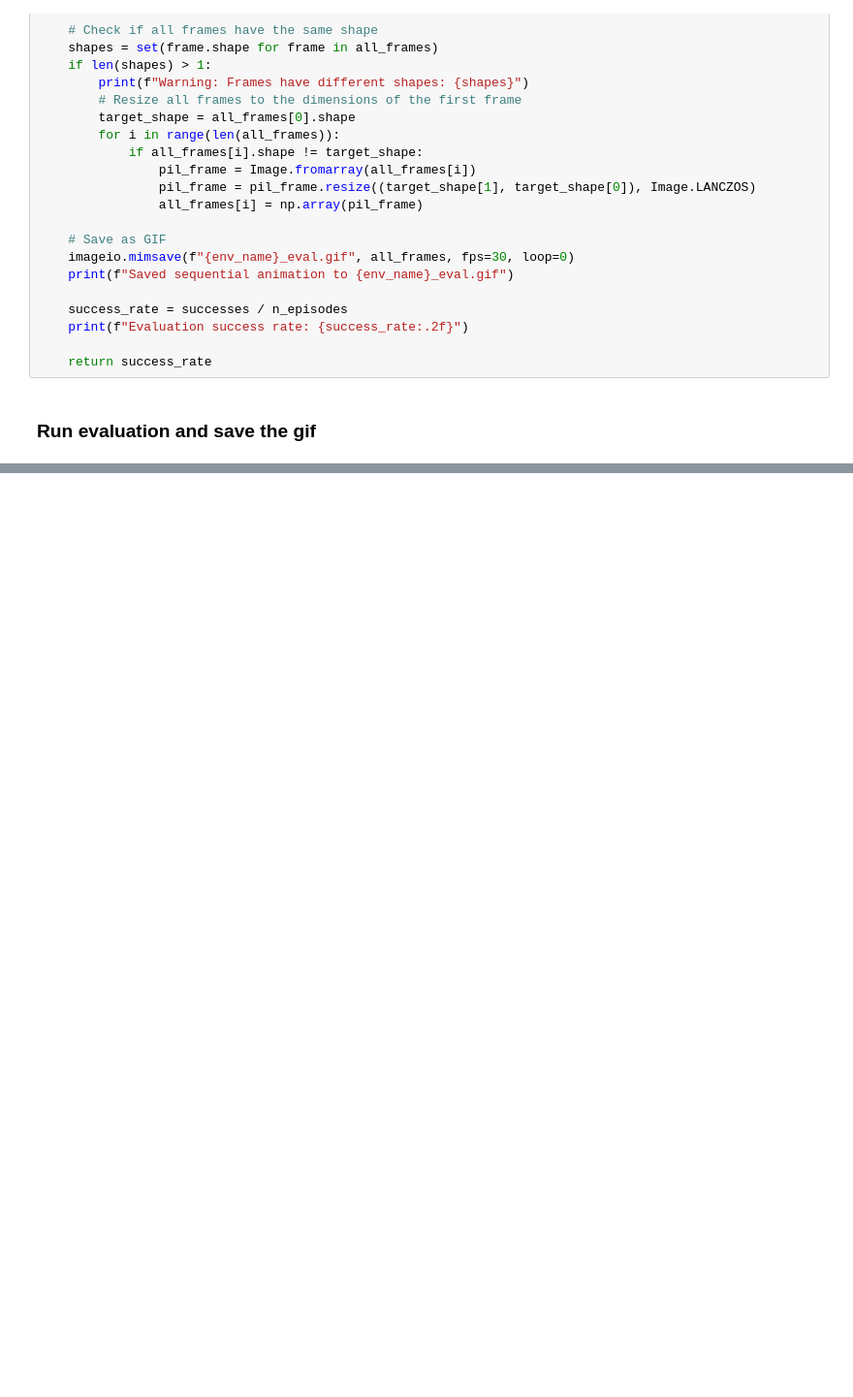
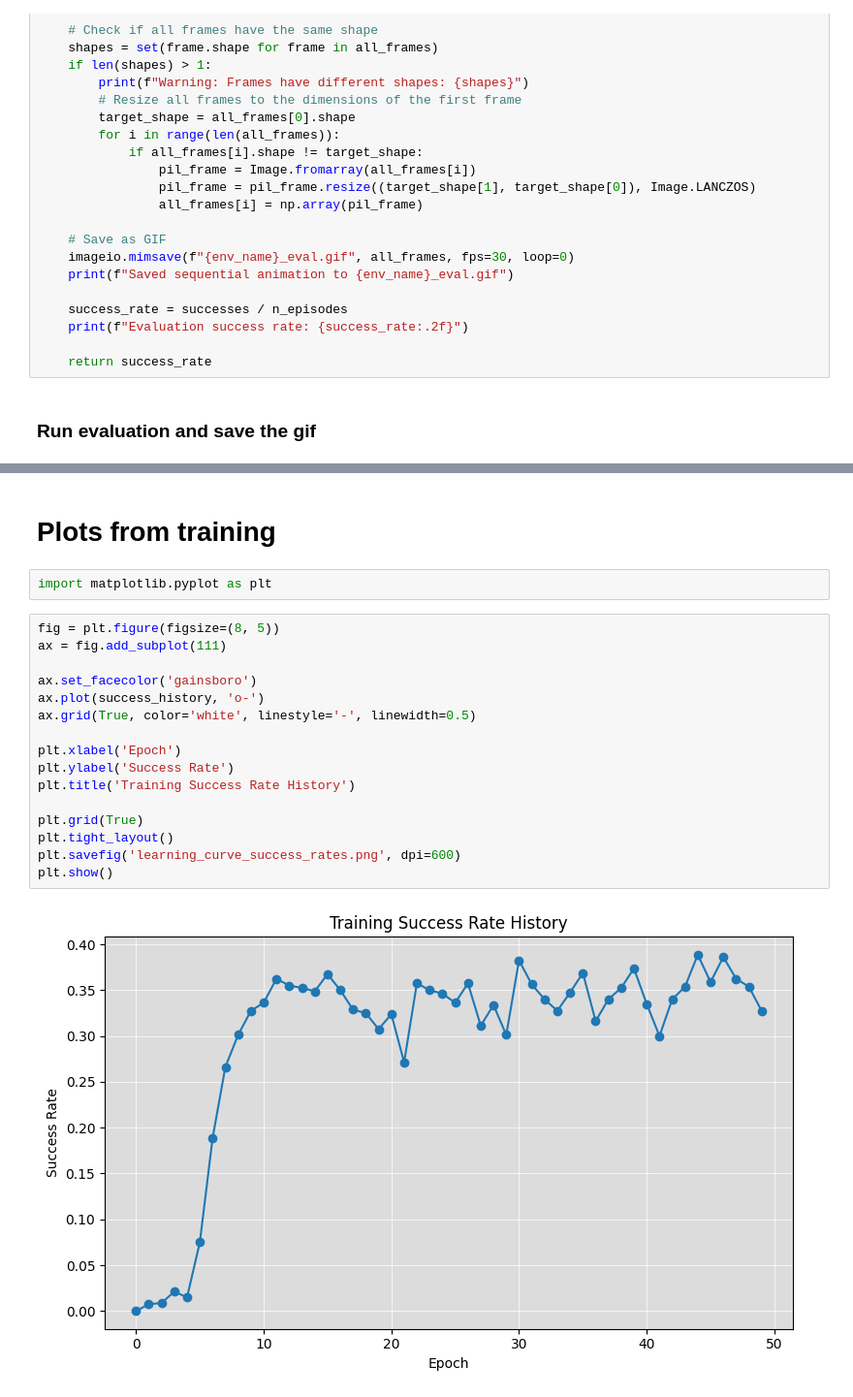
Before and after one commit to dgsob/Reinforcement-Learning-RSS, a Jupyter notebook: Group project/Project_4.ipynb, the cells around one changed output, grey strips where cells are left out. Shown: that part at 97% size. Saved outputs shown, nothing was run; the diff lists cells and outputs as text; blank space fills up the shorter version.

Commit message:
Add final plots

```diff
--- a/Group project/Project_4.ipynb
+++ b/Group project/Project_4.ipynb
@@ -657,0 +668,22 @@ evaluate(actor, env, n_episodes=10)
+# %% [markdown]
+# Plots from training
+# %%
+import matplotlib.pyplot as plt
+# %%
+fig = plt.figure(figsize=(8, 5))
+ax = fig.add_subplot(111)
+
+ax.set_facecolor('gainsboro')
+ax.plot(success_history, 'o-')
+ax.grid(True, color='white', linestyle='-', linewidth=0.5)
+
+plt.xlabel('Epoch')
+plt.ylabel('Success Rate')
+plt.title('Training Success Rate History')
+
+plt.grid(True)
+plt.tight_layout()
+plt.savefig('learning_curve_success_rates.png', dpi=600)
+plt.show()
+# %% [output]
+[figure, added]
```
Also changed, not shown: parts of 5 cells of this notebook.
